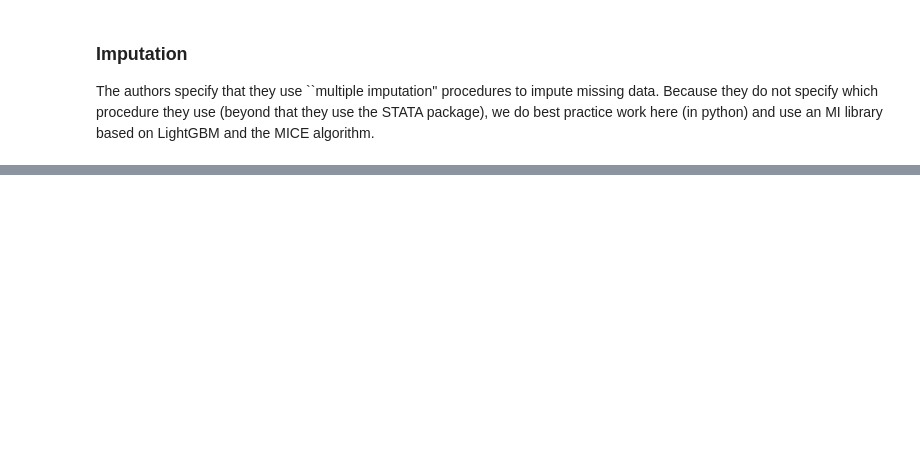
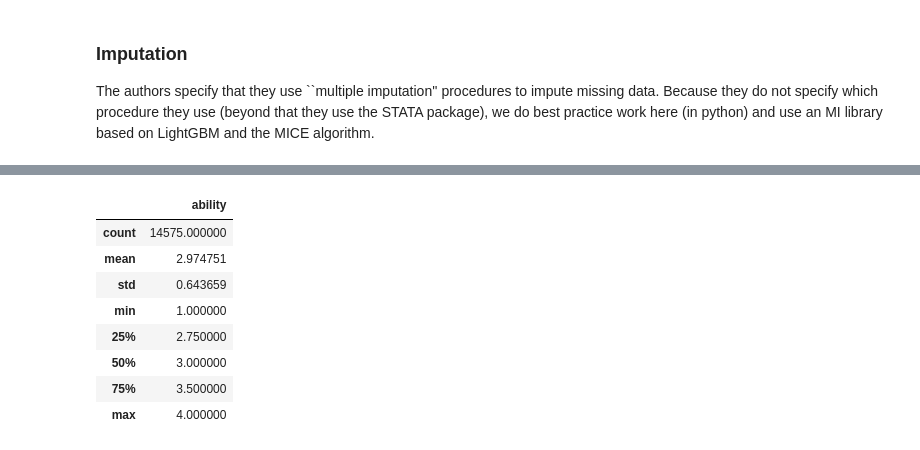
Before and after one commit to DataResponsibly/SynRD, a Jupyter notebook: papers/lee2021ability/process.ipynb, the cells around one changed output, grey strips where cells are left out. Drawn from its saved outputs; the diff is of its cells as text; code cells hidden in the pictures; blank space fills up the shorter version.

```diff
--- a/papers/lee2021ability/process.ipynb
+++ b/papers/lee2021ability/process.ipynb
@@ -338,0 +386,25 @@ student_survey
+# %%
+# he scale was reverse-coded so that high scores signified strong math ability self-concepts (1 = Strongly disagree, 4 = Strongly agree).
+reverse_code = {
+    'S1MTESTS': {1: 4, 2: 3, 3: 2, 4: 1},
+    'S1MTEXTBOOK': {1: 4, 2: 3, 3: 2, 4: 1},
+    'S1MSKILLS': {1: 4, 2: 3, 3: 2, 4: 1},
+    'S1MASSEXCL': {1: 4, 2: 3, 3: 2, 4: 1},
+}
+
+ability = [i[0] for i in ability_self_concept]
+ability_df = completed_dataset[ability].dropna()
+ability_df = ability_df.replace(reverse_code)
+ability_var = (ability_df.sum(axis=1)/len(ability)).to_frame()
+ability_var.columns = ['ability']
+ability_var.describe()
+# %% [output]
+|  | ability |
+| count | 14575.000000 |
+| mean | 2.974751 |
+| std | 0.643659 |
+| min | 1.000000 |
+| 25% | 2.750000 |
+| 50% | 3.000000 |
+| 75% | 3.500000 |
+| max | 4.000000 |
```
Also changed, not shown: parts of 15 cells of this notebook.
